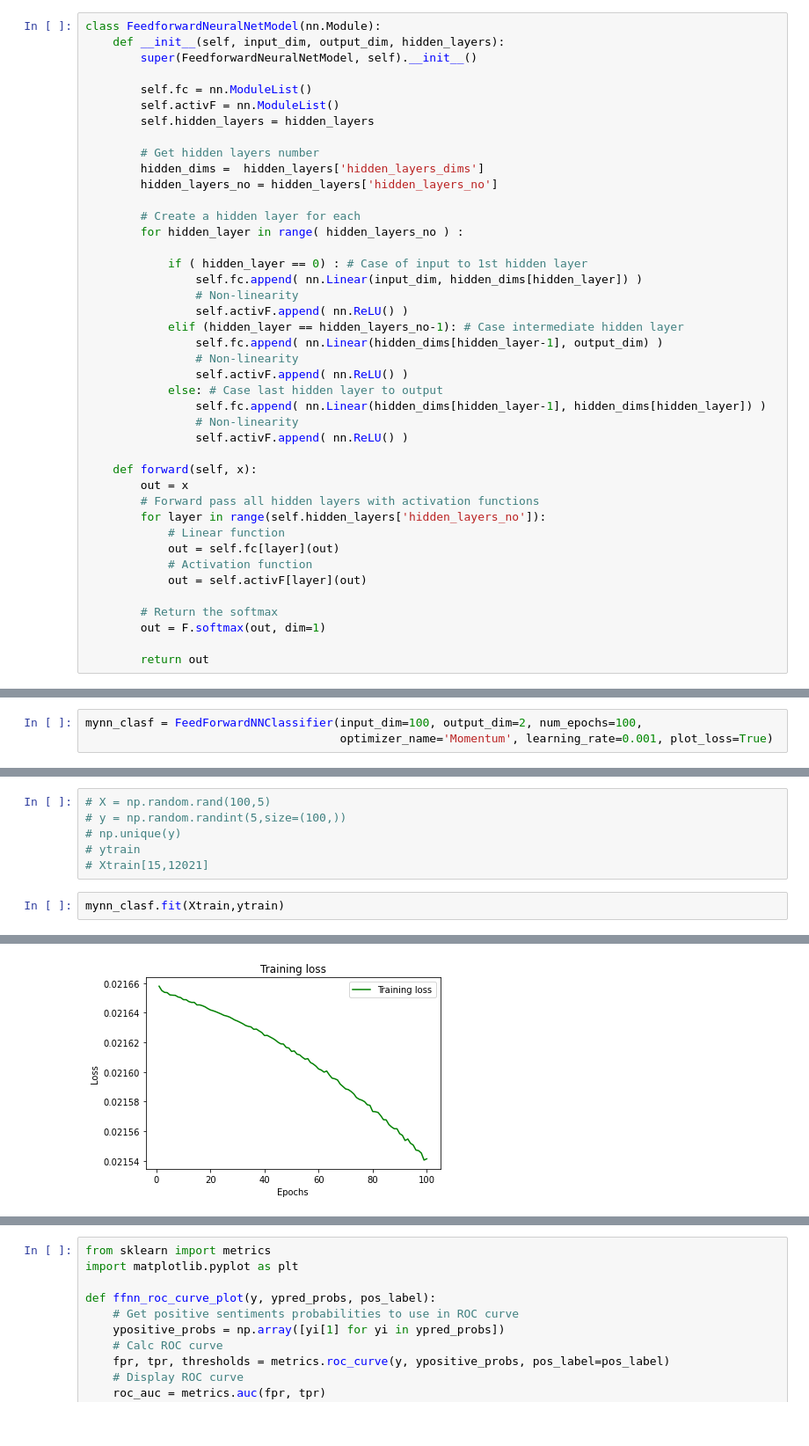
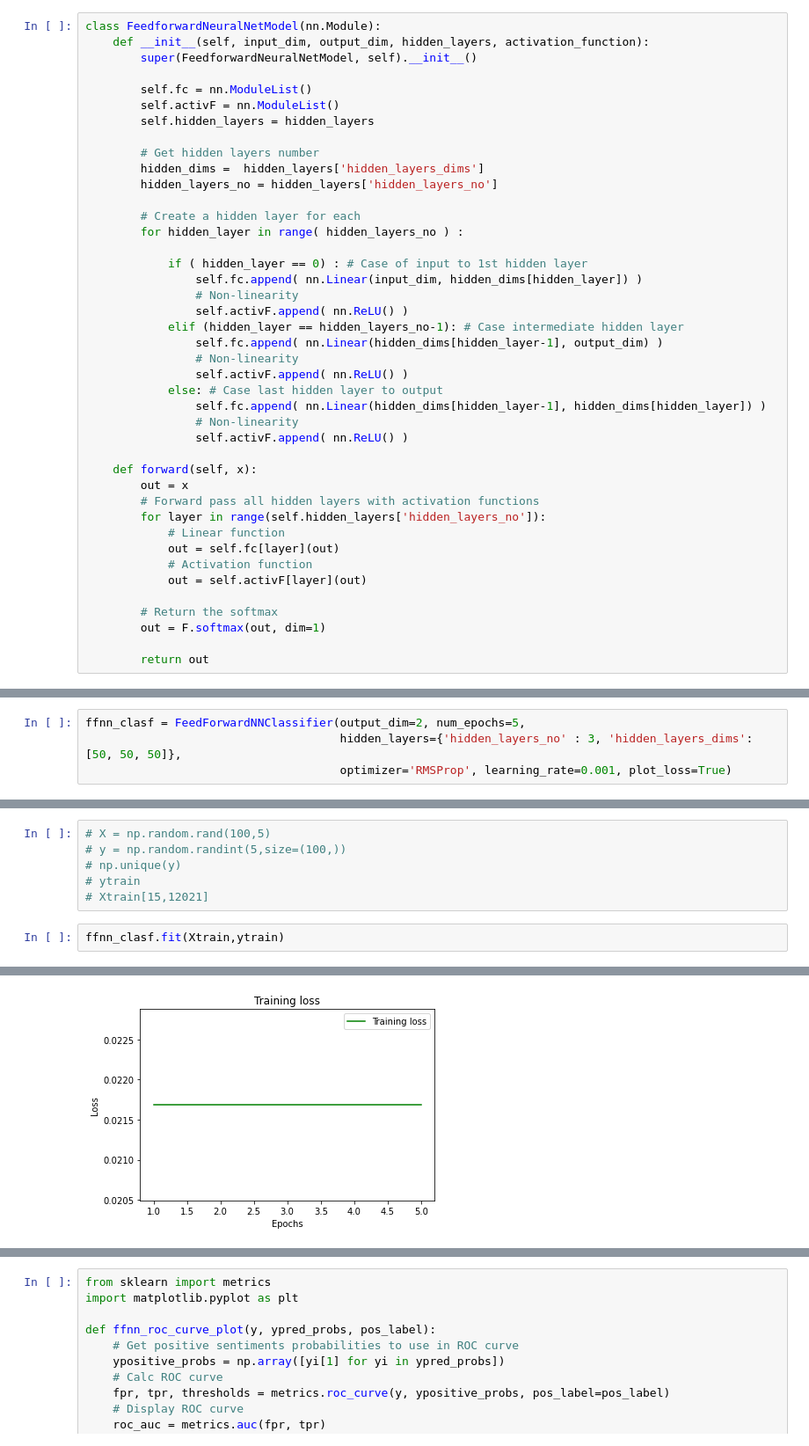
Before and after one commit to odygsim/DeepLearningClass, a Jupyter notebook: proj2-SentClass-FFNN/FFNNSentimentClassifier.ipynb, the cells around one changed output, grey strips where cells are left out. Shown at 88% size. Drawn from its saved outputs; the diff is of its cells as text.

```diff
--- a/proj2-SentClass-FFNN/FFNNSentimentClassifier.ipynb
+++ b/proj2-SentClass-FFNN/FFNNSentimentClassifier.ipynb
@@ -399,6 +404,6 @@ cpu
 # %%
 class FeedforwardNeuralNetModel(nn.Module):
-    def __init__(self, input_dim, output_dim, hidden_layers):
+    def __init__(self, input_dim, output_dim, hidden_layers, activation_function):
         super(FeedforwardNeuralNetModel, self).__init__()
 
         self.fc = nn.ModuleList()
@@ -793,3 +772,4 @@ class FeedForwardNNClassifier(ClassifierMixin, BaseEstimator):
 # %%
-mynn_clasf = FeedForwardNNClassifier(input_dim=100, output_dim=2, num_epochs=100,
-                                     optimizer_name='Momentum', learning_rate=0.001, plot_loss=True)
+ffnn_clasf = FeedForwardNNClassifier(output_dim=2, num_epochs=5,
+                                     hidden_layers={'hidden_layers_no' : 3, 'hidden_layers_dims': [50, 50, 50]},
+                                     optimizer='RMSProp', learning_rate=0.001, plot_loss=True)
@@ -802,5 +780,5 @@ Initializing ffnn clasfr with input dim  100
 # ytrain
 # Xtrain[15,12021]
 # %%
-mynn_clasf.fit(Xtrain,ytrain)
+ffnn_clasf.fit(Xtrain,ytrain)
 # %% [output]
@@ -808 +787 @@ mynn_clasf.fit(Xtrain,ytrain)
-[figure, old version]
+[figure, new version]
```
Also changed, not shown: parts of 37 cells of this notebook.
